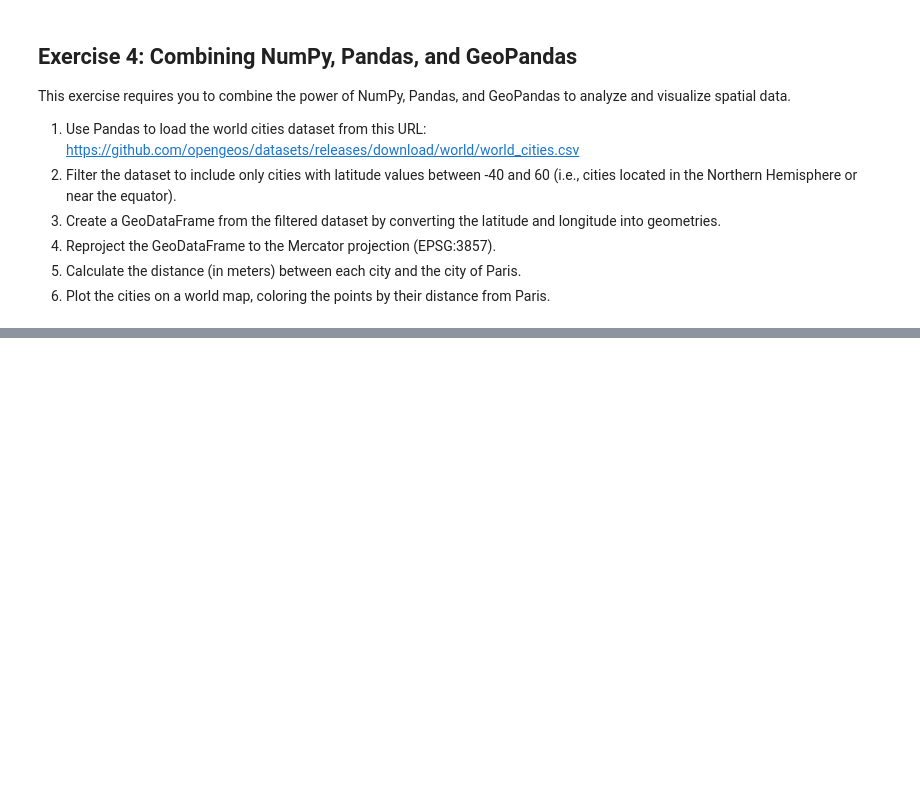
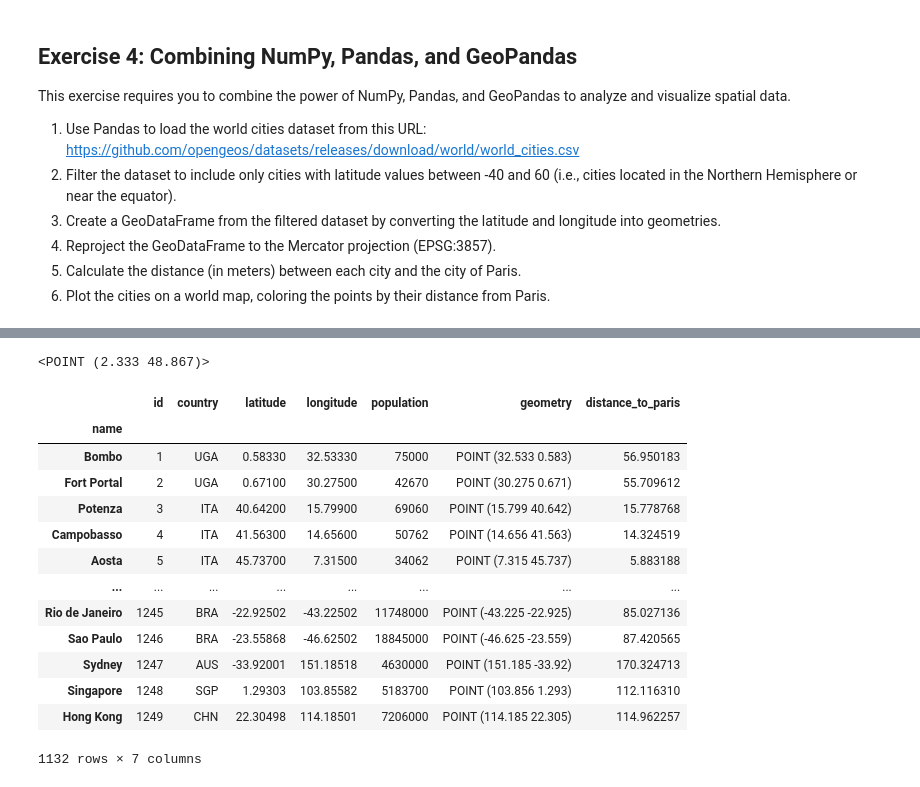
Before and after one commit to Geography-and-Planning/intro-to-gis, a Jupyter notebook: lab/lab_04.ipynb, the cells around one changed output, grey strips where cells are left out. Drawn from its saved outputs; the diff is of its cells as text; code cells hidden in the pictures; blank space fills up the shorter version.

```diff
--- a/lab/lab_04.ipynb
+++ b/lab/lab_04.ipynb
@@ -171,0 +222,2 @@ This exercise requires you to combine the power of NumPy, Pandas, and GeoPandas
+# %%
+world_cities= world_cities[(world_cities["latitude"]> -40) & (world_cities["latitude"] < 60)]
@@ -171,0 +274,22 @@ This exercise requires you to combine the power of NumPy, Pandas, and GeoPandas
+# %%
+paris= gdf_world_cities.loc["Paris", "geometry"]
+# %% [output]
+<POINT (2.333 48.867)>
+# %%
+gdf_world_cities["distance_to_paris"] = gdf_world_cities.distance(paris)
+gdf_world_cities
+# %% [output]
+|  | id | country | latitude | longitude | population | geometry | distance_to_paris |
+| name |  |  |  |  |  |  |  |
+| Bombo | 1 | UGA | 0.58330 | 32.53330 | 75000 | POINT (32.533 0.583) | 56.950183 |
+| Fort Portal | 2 | UGA | 0.67100 | 30.27500 | 42670 | POINT (30.275 0.671) | 55.709612 |
+| Potenza | 3 | ITA | 40.64200 | 15.79900 | 69060 | POINT (15.799 40.642) | 15.778768 |
+| Campobasso | 4 | ITA | 41.56300 | 14.65600 | 50762 | POINT (14.656 41.563) | 14.324519 |
+| Aosta | 5 | ITA | 45.73700 | 7.31500 | 34062 | POINT (7.315 45.737) | 5.883188 |
+| ... | ... | ... | ... | ... | ... | ... | ... |
+| Rio de Janeiro | 1245 | BRA | -22.92502 | -43.22502 | 11748000 | POINT (-43.225 -22.925) | 85.027136 |
+| Sao Paulo | 1246 | BRA | -23.55868 | -46.62502 | 18845000 | POINT (-46.625 -23.559) | 87.420565 |
+| Sydney | 1247 | AUS | -33.92001 | 151.18518 | 4630000 | POINT (151.185 -33.92) | 170.324713 |
+| Singapore | 1248 | SGP | 1.29303 | 103.85582 | 5183700 | POINT (103.856 1.293) | 112.116310 |
+| Hong Kong | 1249 | CHN | 22.30498 | 114.18501 | 7206000 | POINT (114.185 22.305) | 114.962257 |
+1132 rows × 7 columns
```
Also changed, not shown: parts of 10 cells of this notebook, 2 other files.
